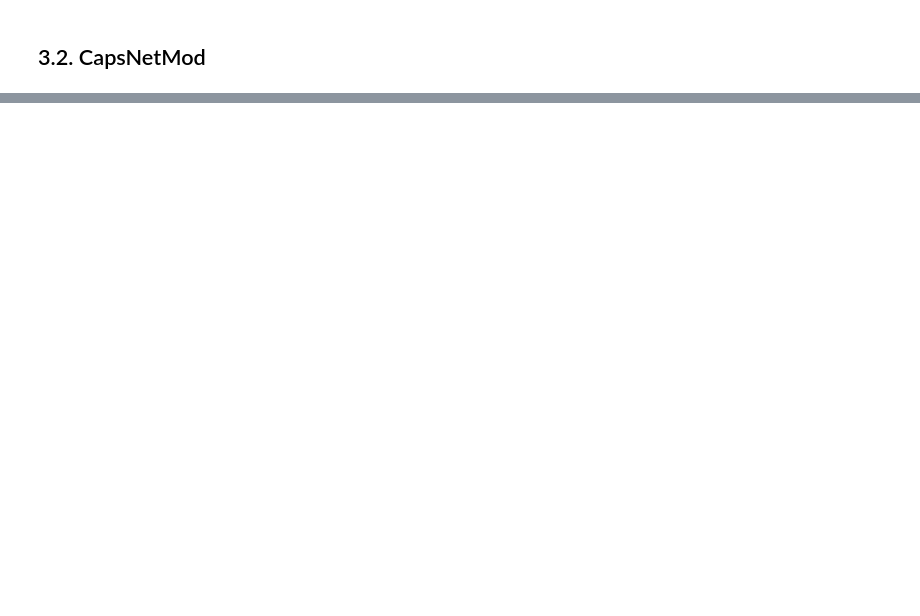
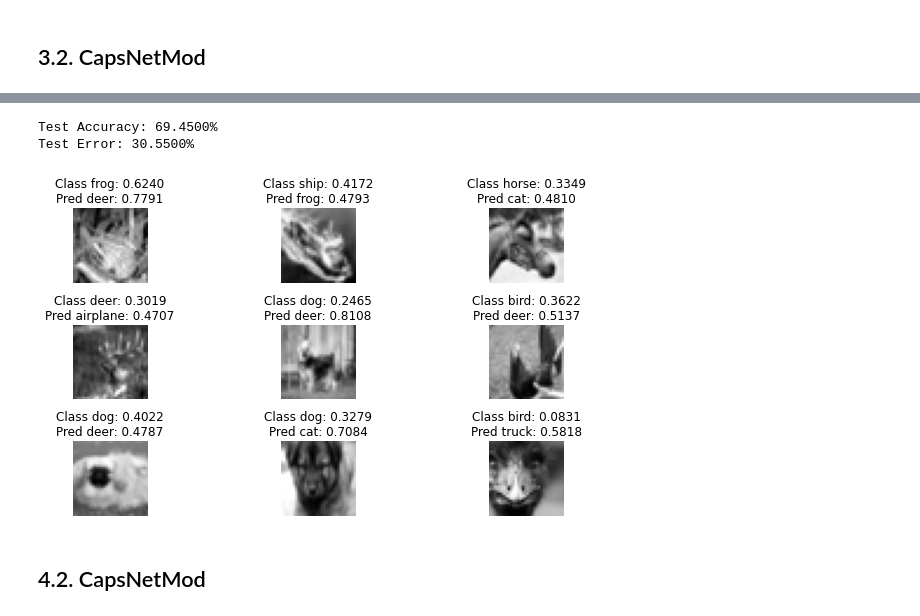
Before and after one commit to zTsugumi/BMSTU_diplom, a Jupyter notebook: Test.ipynb, the cells around one changed output, grey strips where cells are left out. Saved outputs shown, nothing was run; the diff lists cells and outputs as text; code cells hidden in the pictures; blank space fills up the shorter version.

```diff
--- a/Test.ipynb
+++ b/Test.ipynb
@@ -39,0 +40,3 @@ print(dataset_2.x_test[0].shape, dataset_2.y_test[0].shape)
+# %%
+data_name_3 = 'CIFAR10'
+dataset_3 = Dataset(data_name_3)
@@ -133,0 +189,3 @@ plot_image_misclass(dataset_2.x_test, dataset_2.y_test, y_pred, dataset_2.class_
+# %%
+model_cifar10 = CapsNet(data_name_3, mode='test', r=3)
+model_cifar10.load_weight(13)
@@ -133,0 +210,13 @@ plot_image_misclass(dataset_2.x_test, dataset_2.y_test, y_pred, dataset_2.class_
+# %%
+model_cifar10.evaluate(dataset_3.x_test, dataset_3.y_test)
+y_pred = model_cifar10.predict(dataset_3.x_test)[0]
+# %% [output]
+Test Accuracy: 69.4500%
+Test Error: 30.5500%
+# %%
+n_img = 9
+plot_image_misclass(dataset_3.x_test, dataset_3.y_test, y_pred, dataset_3.class_names, n_img)
+# %% [output]
+[figure, added]
+# %% [markdown]
+## 4.2. CapsNetMod
```
Also changed, not shown: parts of 20 cells of this notebook, 9 other files.
